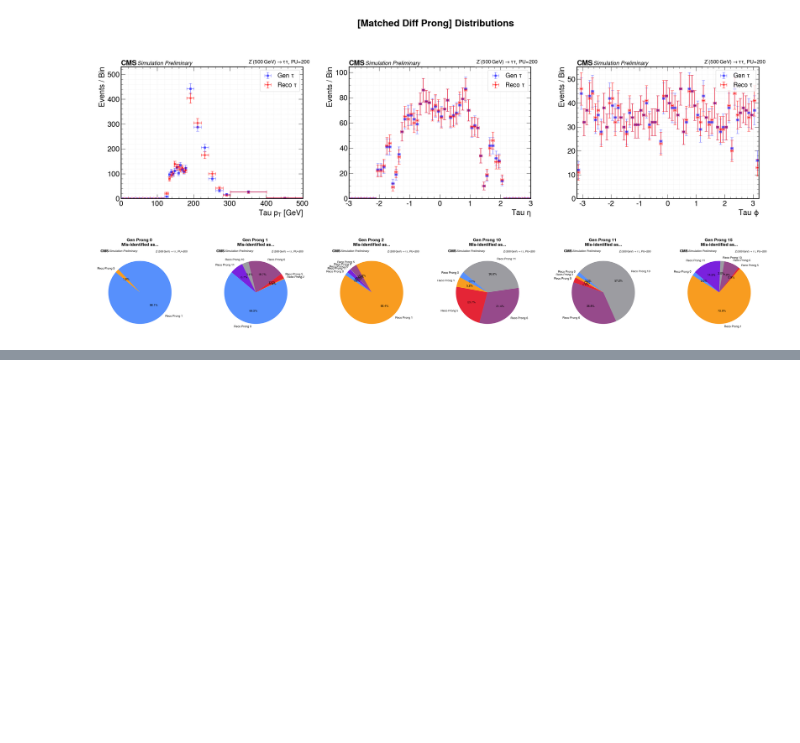
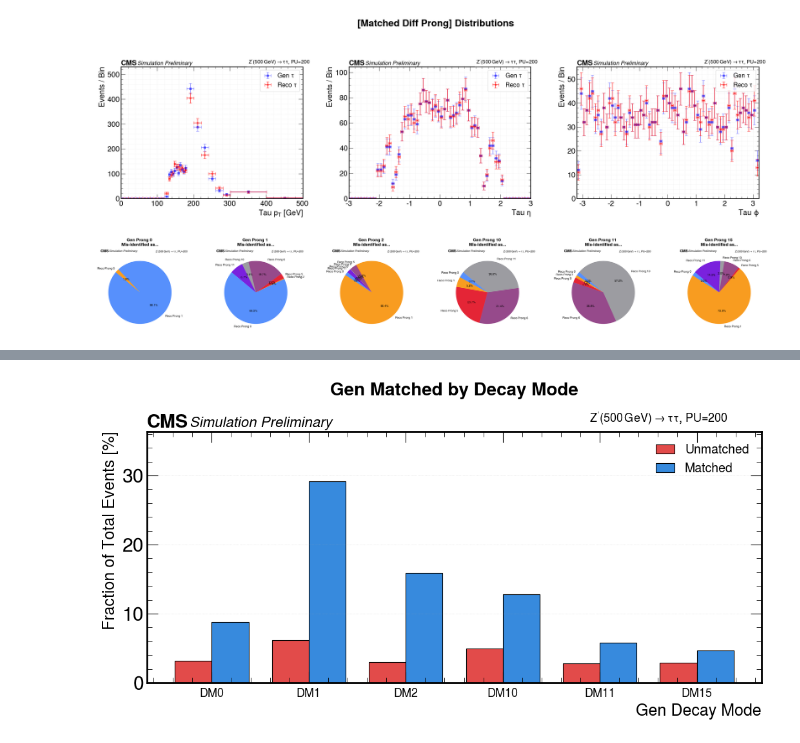
Before and after one commit to Chihwan-An/TauStudy, a Jupyter notebook: prong_find.ipynb, the cells around one changed output, grey strips where cells are left out. Saved outputs shown, nothing was run; the diff lists cells and outputs as text; code cells hidden in the pictures; blank space fills up the shorter version.

```diff
--- a/prong_find.ipynb
+++ b/prong_find.ipynb
@@ -415,0 +543,5 @@ plt.show()
+# %%
+all_matched_gen = ak.concatenate([matched_same.gen_prong, matched_diff.gen_prong])
+plot_dm_comparison(unmatched_tau.gen_prong, all_matched_gen)
+# %% [output]
+[figure, added]
```
Also changed, not shown: parts of 3 cells of this notebook, 55 other files.
